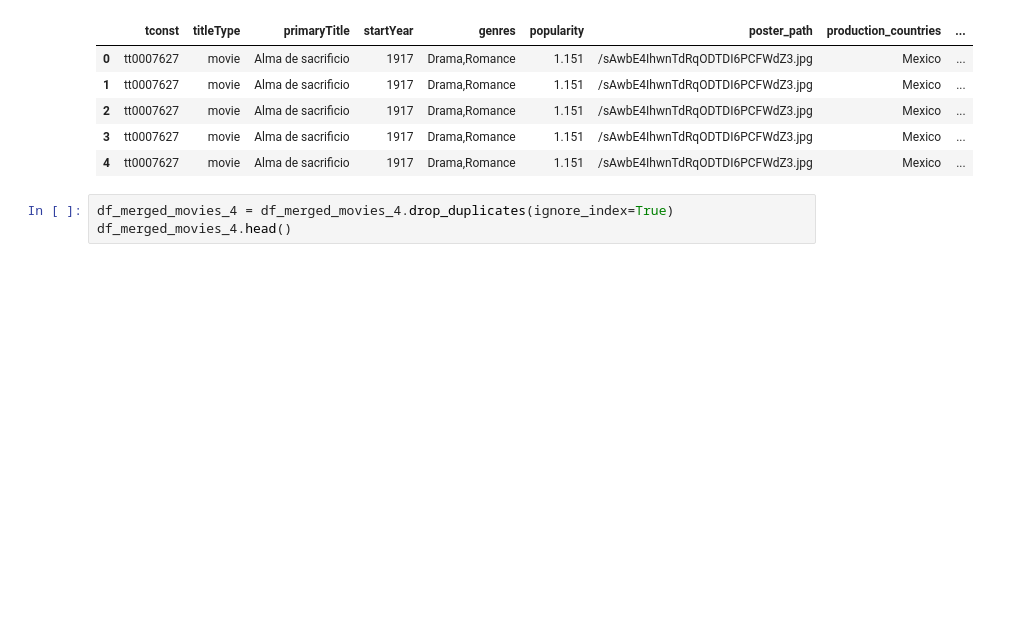
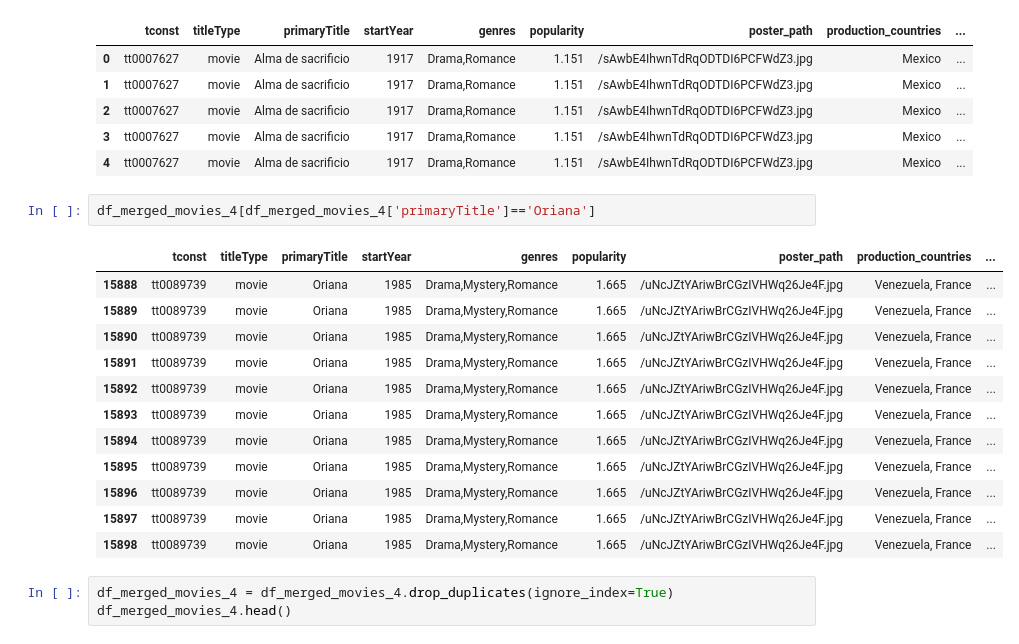
Before and after one commit to peggia/imdb-movies, a Jupyter notebook: movies_data_collection.ipynb, the cells around one changed output. Drawn from its saved outputs; the diff is of its cells as text; blank space fills up the shorter version.

```diff
--- a/movies_data_collection.ipynb
+++ b/movies_data_collection.ipynb
@@ -548,6 +561,21 @@ df_merged_movies_4.head()
 | 2 | tt0007627 | movie | Alma de sacrificio | 1917 | Drama,Romance | 1.151 | /sAwbE4IhwnTdRqODTDI6PCFWdZ3.jpg | Mexico | ... |
 | 3 | tt0007627 | movie | Alma de sacrificio | 1917 | Drama,Romance | 1.151 | /sAwbE4IhwnTdRqODTDI6PCFWdZ3.jpg | Mexico | ... |
 | 4 | tt0007627 | movie | Alma de sacrificio | 1917 | Drama,Romance | 1.151 | /sAwbE4IhwnTdRqODTDI6PCFWdZ3.jpg | Mexico | ... |
+# %%
+df_merged_movies_4[df_merged_movies_4['primaryTitle']=='Oriana']
+# %% [output]
+|  | tconst | titleType | primaryTitle | startYear | genres | popularity | poster_path | production_countries | ... |
+| 15888 | tt0089739 | movie | Oriana | 1985 | Drama,Mystery,Romance | 1.665 | /uNcJZtYAriwBrCGzIVHWq26Je4F.jpg | Venezuela, France | ... |
+| 15889 | tt0089739 | movie | Oriana | 1985 | Drama,Mystery,Romance | 1.665 | /uNcJZtYAriwBrCGzIVHWq26Je4F.jpg | Venezuela, France | ... |
+| 15890 | tt0089739 | movie | Oriana | 1985 | Drama,Mystery,Romance | 1.665 | /uNcJZtYAriwBrCGzIVHWq26Je4F.jpg | Venezuela, France | ... |
+| 15891 | tt0089739 | movie | Oriana | 1985 | Drama,Mystery,Romance | 1.665 | /uNcJZtYAriwBrCGzIVHWq26Je4F.jpg | Venezuela, France | ... |
+| 15892 | tt0089739 | movie | Oriana | 1985 | Drama,Mystery,Romance | 1.665 | /uNcJZtYAriwBrCGzIVHWq26Je4F.jpg | Venezuela, France | ... |
+| 15893 | tt0089739 | movie | Oriana | 1985 | Drama,Mystery,Romance | 1.665 | /uNcJZtYAriwBrCGzIVHWq26Je4F.jpg | Venezuela, France | ... |
+| 15894 | tt0089739 | movie | Oriana | 1985 | Drama,Mystery,Romance | 1.665 | /uNcJZtYAriwBrCGzIVHWq26Je4F.jpg | Venezuela, France | ... |
+| 15895 | tt0089739 | movie | Oriana | 1985 | Drama,Mystery,Romance | 1.665 | /uNcJZtYAriwBrCGzIVHWq26Je4F.jpg | Venezuela, France | ... |
+| 15896 | tt0089739 | movie | Oriana | 1985 | Drama,Mystery,Romance | 1.665 | /uNcJZtYAriwBrCGzIVHWq26Je4F.jpg | Venezuela, France | ... |
+| 15897 | tt0089739 | movie | Oriana | 1985 | Drama,Mystery,Romance | 1.665 | /uNcJZtYAriwBrCGzIVHWq26Je4F.jpg | Venezuela, France | ... |
+| 15898 | tt0089739 | movie | Oriana | 1985 | Drama,Mystery,Romance | 1.665 | /uNcJZtYAriwBrCGzIVHWq26Je4F.jpg | Venezuela, France | ... |
 # %%
 df_merged_movies_4 = df_merged_movies_4.drop_duplicates(ignore_index=True)
 df_merged_movies_4.head()
```
Also changed, not shown: parts of 34 cells of this notebook.
